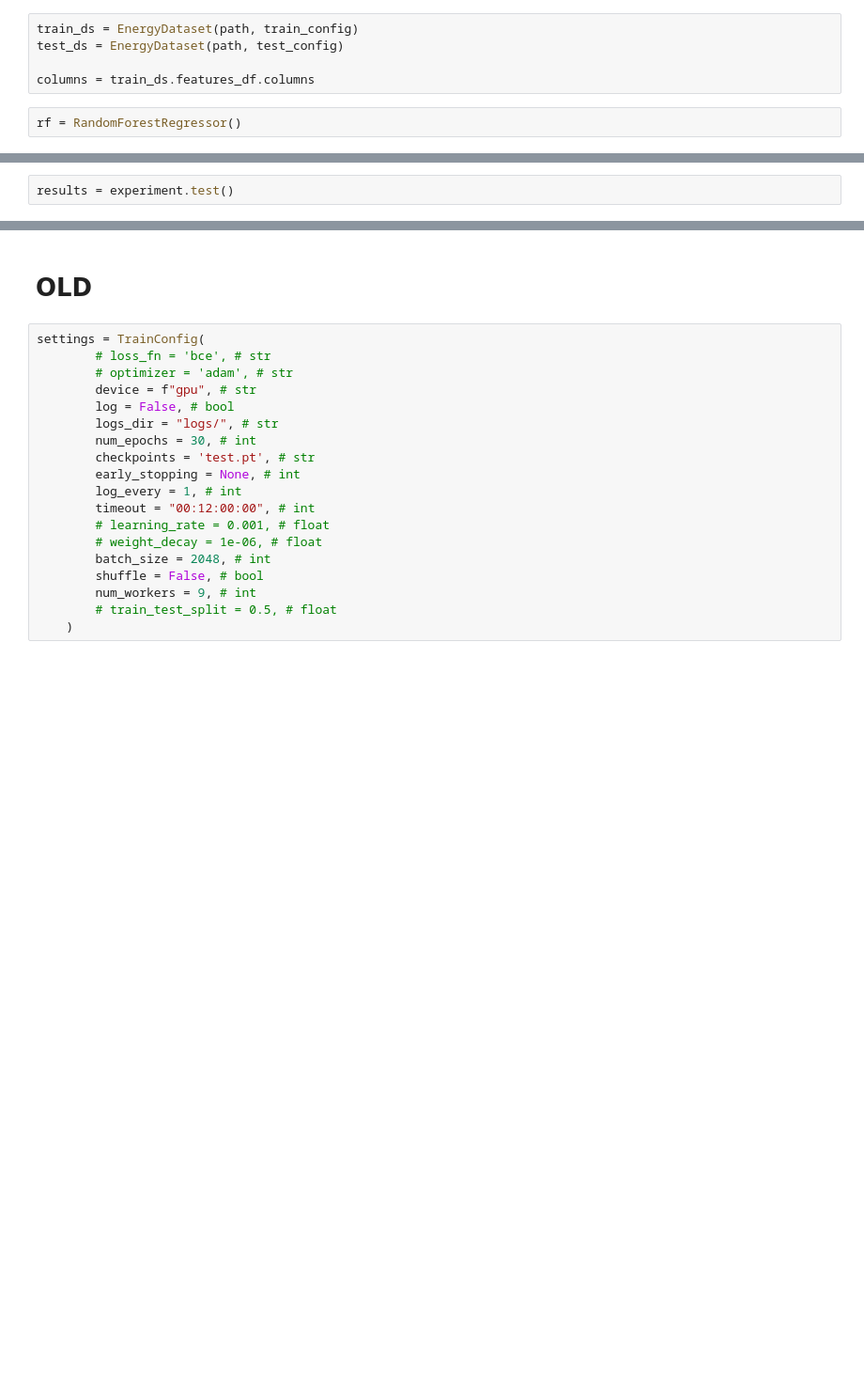
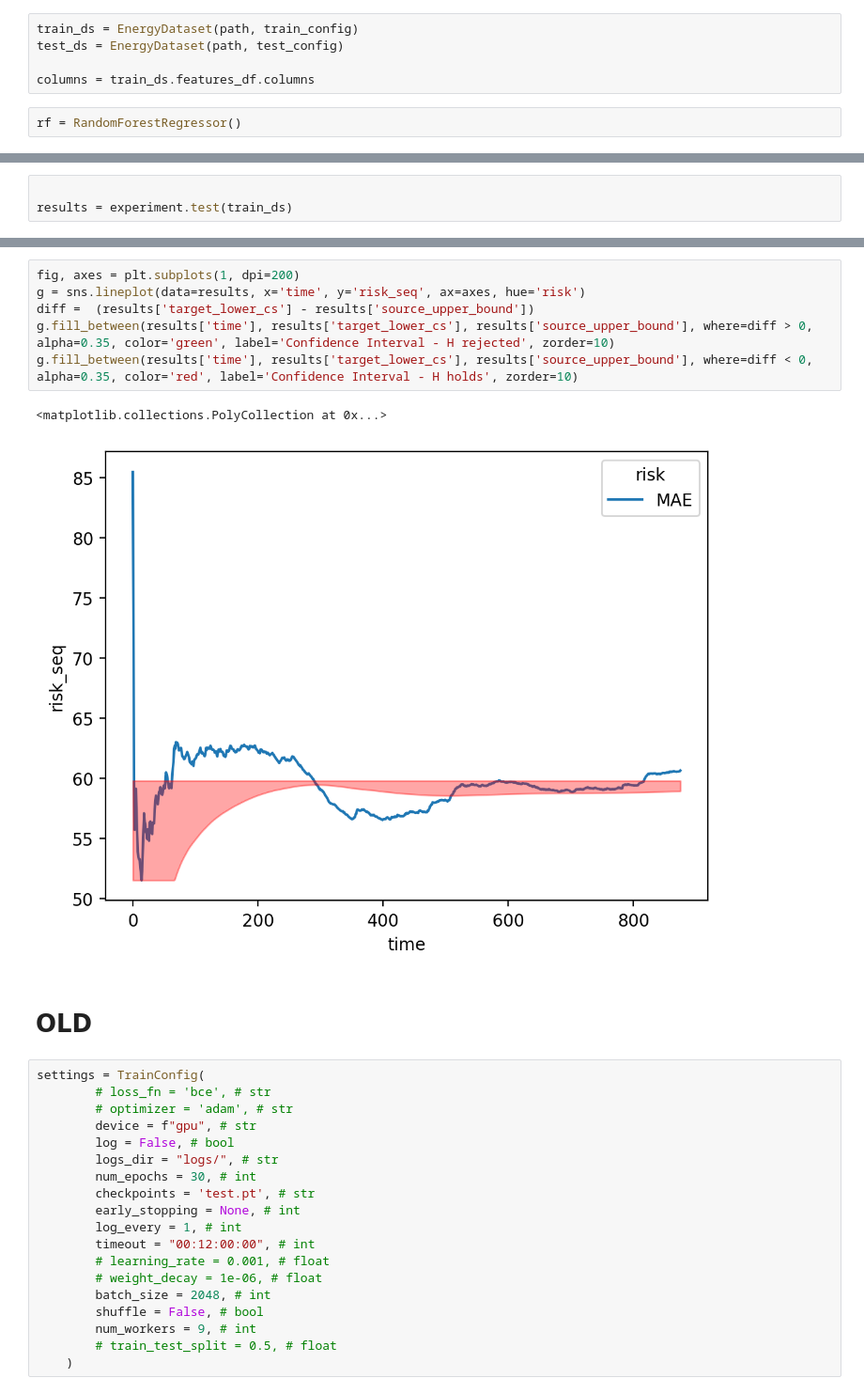
Before and after one commit to TheGuy42/ReliabilityInML_Project, a Jupyter notebook: Energy_ds/train.ipynb, the cells around one changed output, grey strips where cells are left out. Shown: that part at 94% size. Cells and saved outputs as stored; diff of their text form; blank space fills up the shorter version.

```diff
--- a/Energy_ds/train.ipynb
+++ b/Energy_ds/train.ipynb
@@ -220,2 +279,3 @@ experiment.train()
 # %%
-results = experiment.test()
+
+results = experiment.test(train_ds)
@@ -222,3 +302,12 @@ results = experiment.test()
+# %%
+fig, axes = plt.subplots(1, dpi=200)
+g = sns.lineplot(data=results, x='time', y='risk_seq', ax=axes, hue='risk')
+diff =  (results['target_lower_cs'] - results['source_upper_bound'])
+g.fill_between(results['time'], results['target_lower_cs'], results['source_upper_bound'], where=diff > 0, alpha=0.35, color='green', label='Confidence Interval - H rejected', zorder=10)
+g.fill_between(results['time'], results['target_lower_cs'], results['source_upper_bound'], where=diff < 0, alpha=0.35, color='red', label='Confidence Interval - H holds', zorder=10)
+# %% [output]
+<matplotlib.collections.PolyCollection at 0x...>
+[figure, added]
 # %% [markdown]
 # OLD
 # %%
```
Also changed, not shown: parts of 15 cells of this notebook, 3 other files.
